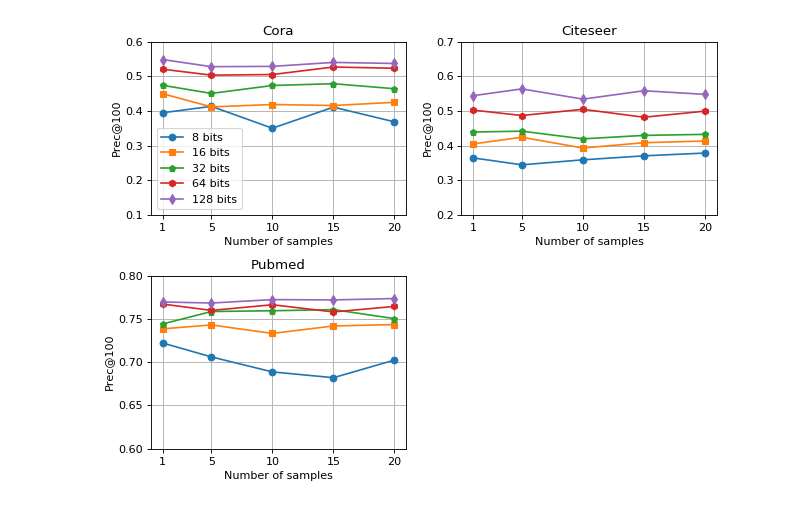
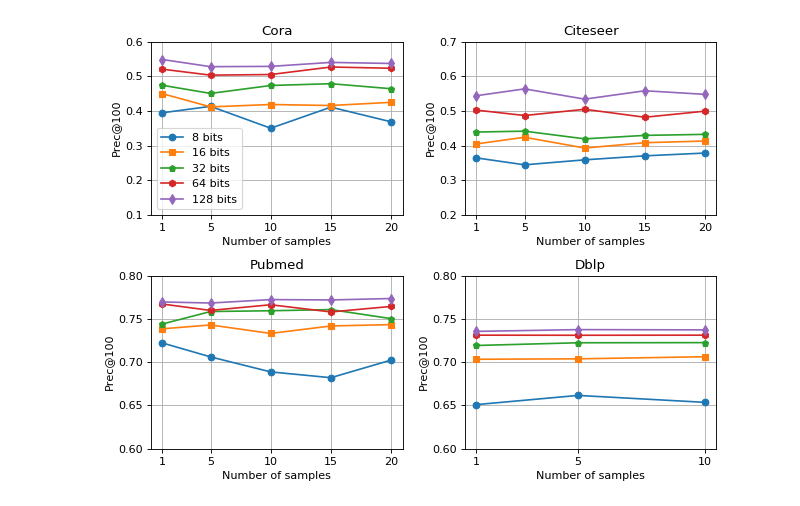
Before and after one commit to unsuthee/node2hash, a Jupyter notebook: plot_draft.ipynb, the cells around one changed output. Saved outputs shown, nothing was run; the diff lists cells and outputs as text; code cells hidden in the pictures.

```diff
--- a/plot_draft.ipynb
+++ b/plot_draft.ipynb
@@ -17,7 +17,7 @@ def plot_now(title, ax, T, prec, ylim_min, ylim_max):
     ax.title.set_text(title)
     ax.grid()
 # %%
-plt.figure(figsize=(8, 6), dpi=80)
+fig = plt.figure(figsize=(8, 6), dpi=80)
 
 # cora
 T = [1, 5, 10, 15, 20]
@@ -28,31 +28,40 @@ prec = [[0.3946, 0.4498, 0.4740, 0.5205, 0.5484],
         [0.3685, 0.4248, 0.4641, 0.5232, 0.5370]]
 T = np.array(T)
 prec = np.array(prec).T
 
 ax1 = plt.subplot(221)
 plot_now("Cora", ax1, T, prec, 0.1, 0.6)
 ax1.legend()
 
 # citeseer
 prec = [[0.3643, 00.4046, 0.4390, 0.5023, 0.5439],
         [0.3443, 0.4239, 0.4415, 0.4867, 0.5636],
         [0.3587, 0.3928, 0.4193, 0.5047, 0.5340],
         [0.3702, 0.4082, 0.4293, 0.4817, 0.5582],
         [0.3783, 0.4130, 0.4323, 0.4993, 0.5478]]
 prec = np.array(prec).T
 
 ax1 = plt.subplot(222)
 plot_now("Citeseer", ax1, T, prec, 0.2, 0.7)
 
 # pubmed
 df = pd.read_csv('logs/T_experiment.pubmed.txt', sep='\t', header=None,
                  names=['dataset', 'bits', 'samples', 'Prec'])
 prec = [list(df[df.samples==s].Prec) for s in T]
 prec = np.array(prec).T
 
 ax1 = plt.subplot(223)
 plot_now("Pubmed", ax1, T, prec, 0.6, 0.8)
 
+# dblp
+df = pd.read_csv('logs/T_experiment.dblp.txt', sep='\t', header=None,
+                 names=['dataset', 'bits', 'samples', 'Prec'])
+prec = [list(df[df.samples==s].Prec) for s in T[:3]]
+prec = np.array(prec).T
+
+ax1 = plt.subplot(224)
+plot_now("Dblp", ax1, T[:3], prec, 0.6, 0.8)
+
 plt.tight_layout()
 # %% [output]
-[figure, old version]
+[figure, new version]
```
Also changed, not shown: parts of 1 cell of this notebook, 2 other files.
